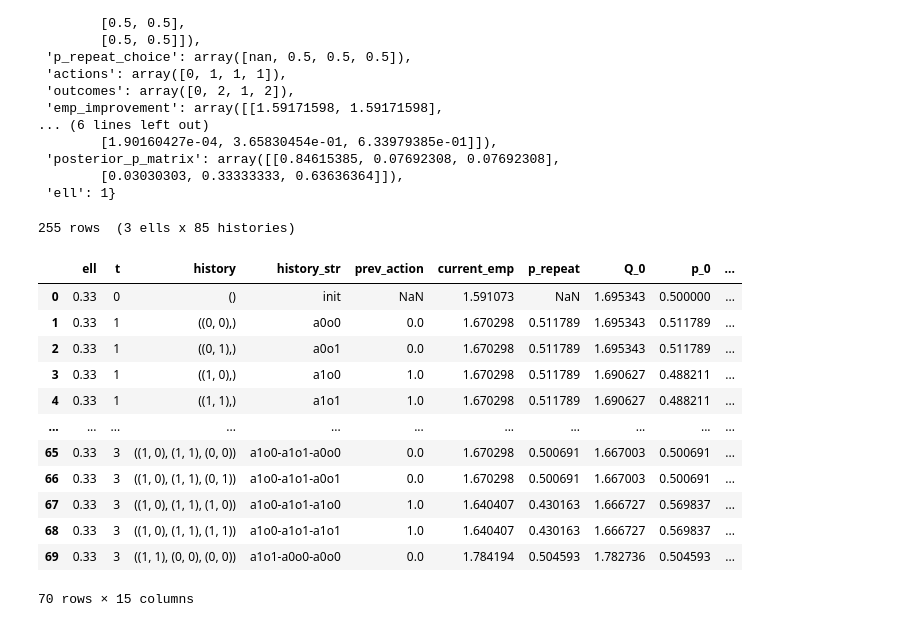
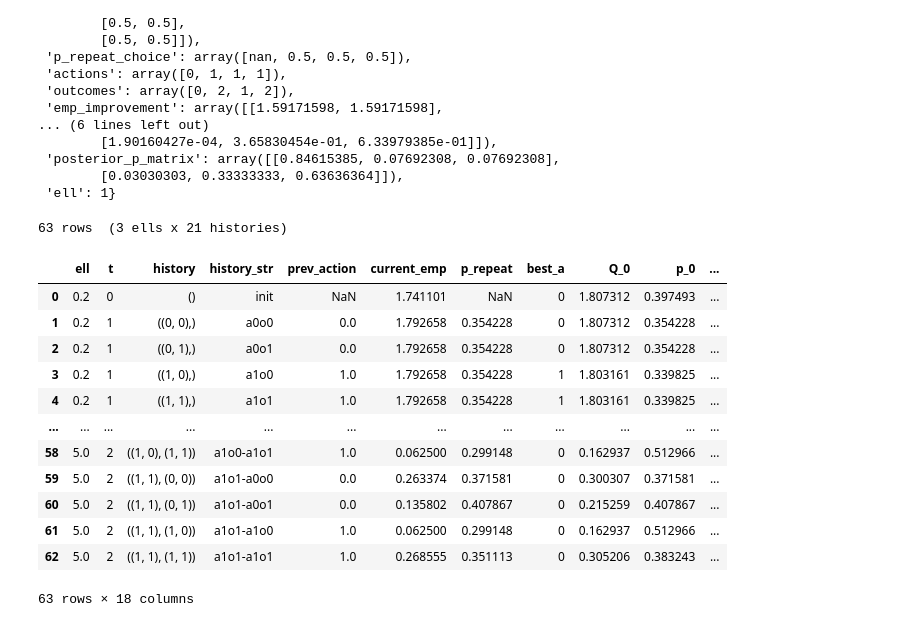
Before and after one commit to tgham/context_exploration, a Jupyter notebook: empBAMDP.ipynb, the cells around one changed output. Cells and saved outputs as stored; diff of their text form; code cells hidden in the pictures.

Commit message:
termination arm

```diff
--- a/empBAMDP.ipynb
+++ b/empBAMDP.ipynb
@@ -130,37 +130,39 @@ action 1, outcome 2, p(o|a,h)=0.4783, V(h u (a,o), h-1)=1.8159
 # %%
 ## ell sweep: enumerate every reachable (action, outcome) history
 ## for the 3-trial / 2-arm / 2-outcome empowerment bandit and record
 ## Q-values, P(repeat previous action), and 1-step expected
 ## empowerment gain.
 
 from runners import enumerate_emp_histories
 
 n_arms = 2
 n_outcomes = 2
-n_trials = 4
+n_trials = 3
 alpha = 1
 temp = 0.1
-ells = [0.33, 1.0, 3]
+ells = [0.2,
+        1.0,
+        5]
 
 df = enumerate_emp_histories(
     n_arms=n_arms, n_outcomes=n_outcomes, n_trials=n_trials,
-    alpha=alpha, ells=ells, temp=temp,
+    alpha=alpha, termination_arm=True, ells=ells, temp=temp,
 )
 
 print(f"{len(df)} rows  ({len(ells)} ells x {len(df)//len(ells)} histories)")
 df.head(70)
 # %% [output]
-255 rows  (3 ells x 85 histories)
+63 rows  (3 ells x 21 histories)
-|  | ell | t | history | history_str | prev_action | current_emp | p_repeat | Q_0 | p_0 | ... |
-| 0 | 0.33 | 0 | () | init | NaN | 1.591073 | NaN | 1.695343 | 0.500000 | ... |
-| 1 | 0.33 | 1 | ((0, 0),) | a0o0 | 0.0 | 1.670298 | 0.511789 | 1.695343 | 0.511789 | ... |
-| 2 | 0.33 | 1 | ((0, 1),) | a0o1 | 0.0 | 1.670298 | 0.511789 | 1.695343 | 0.511789 | ... |
-| 3 | 0.33 | 1 | ((1, 0),) | a1o0 | 1.0 | 1.670298 | 0.511789 | 1.690627 | 0.488211 | ... |
-| 4 | 0.33 | 1 | ((1, 1),) | a1o1 | 1.0 | 1.670298 | 0.511789 | 1.690627 | 0.488211 | ... |
-| ... | ... | ... | ... | ... | ... | ... | ... | ... | ... | ... |
-| 65 | 0.33 | 3 | ((1, 0), (1, 1), (0, 0)) | a1o0-a1o1-a0o0 | 0.0 | 1.670298 | 0.500691 | 1.667003 | 0.500691 | ... |
-| 66 | 0.33 | 3 | ((1, 0), (1, 1), (0, 1)) | a1o0-a1o1-a0o1 | 0.0 | 1.670298 | 0.500691 | 1.667003 | 0.500691 | ... |
-| 67 | 0.33 | 3 | ((1, 0), (1, 1), (1, 0)) | a1o0-a1o1-a1o0 | 1.0 | 1.640407 | 0.430163 | 1.666727 | 0.569837 | ... |
-| 68 | 0.33 | 3 | ((1, 0), (1, 1), (1, 1)) | a1o0-a1o1-a1o1 | 1.0 | 1.640407 | 0.430163 | 1.666727 | 0.569837 | ... |
-| 69 | 0.33 | 3 | ((1, 1), (0, 0), (0, 0)) | a1o1-a0o0-a0o0 | 0.0 | 1.784194 | 0.504593 | 1.782736 | 0.504593 | ... |
+|  | ell | t | history | history_str | prev_action | current_emp | p_repeat | best_a | Q_0 | p_0 | ... |
+| 0 | 0.2 | 0 | () | init | NaN | 1.741101 | NaN | 0 | 1.807312 | 0.397493 | ... |
+| 1 | 0.2 | 1 | ((0, 0),) | a0o0 | 0.0 | 1.792658 | 0.354228 | 0 | 1.807312 | 0.354228 | ... |
+| 2 | 0.2 | 1 | ((0, 1),) | a0o1 | 0.0 | 1.792658 | 0.354228 | 0 | 1.807312 | 0.354228 | ... |
+| 3 | 0.2 | 1 | ((1, 0),) | a1o0 | 1.0 | 1.792658 | 0.354228 | 1 | 1.803161 | 0.339825 | ... |
+| 4 | 0.2 | 1 | ((1, 1),) | a1o1 | 1.0 | 1.792658 | 0.354228 | 1 | 1.803161 | 0.339825 | ... |
+| ... | ... | ... | ... | ... | ... | ... | ... | ... | ... | ... | ... |
+| 58 | 5.0 | 2 | ((1, 0), (1, 1)) | a1o0-a1o1 | 1.0 | 0.062500 | 0.299148 | 0 | 0.162937 | 0.512966 | ... |
+| 59 | 5.0 | 2 | ((1, 1), (0, 0)) | a1o1-a0o0 | 0.0 | 0.263374 | 0.371581 | 0 | 0.300307 | 0.371581 | ... |
+| 60 | 5.0 | 2 | ((1, 1), (0, 1)) | a1o1-a0o1 | 0.0 | 0.135802 | 0.407867 | 0 | 0.215259 | 0.407867 | ... |
+| 61 | 5.0 | 2 | ((1, 1), (1, 0)) | a1o1-a1o0 | 1.0 | 0.062500 | 0.299148 | 0 | 0.162937 | 0.512966 | ... |
+| 62 | 5.0 | 2 | ((1, 1), (1, 1)) | a1o1-a1o1 | 1.0 | 0.268555 | 0.351113 | 0 | 0.305206 | 0.383243 | ... |
-70 rows × 15 columns
+63 rows × 18 columns
```
Also changed, not shown: parts of 3 cells of this notebook, 3 other files.
